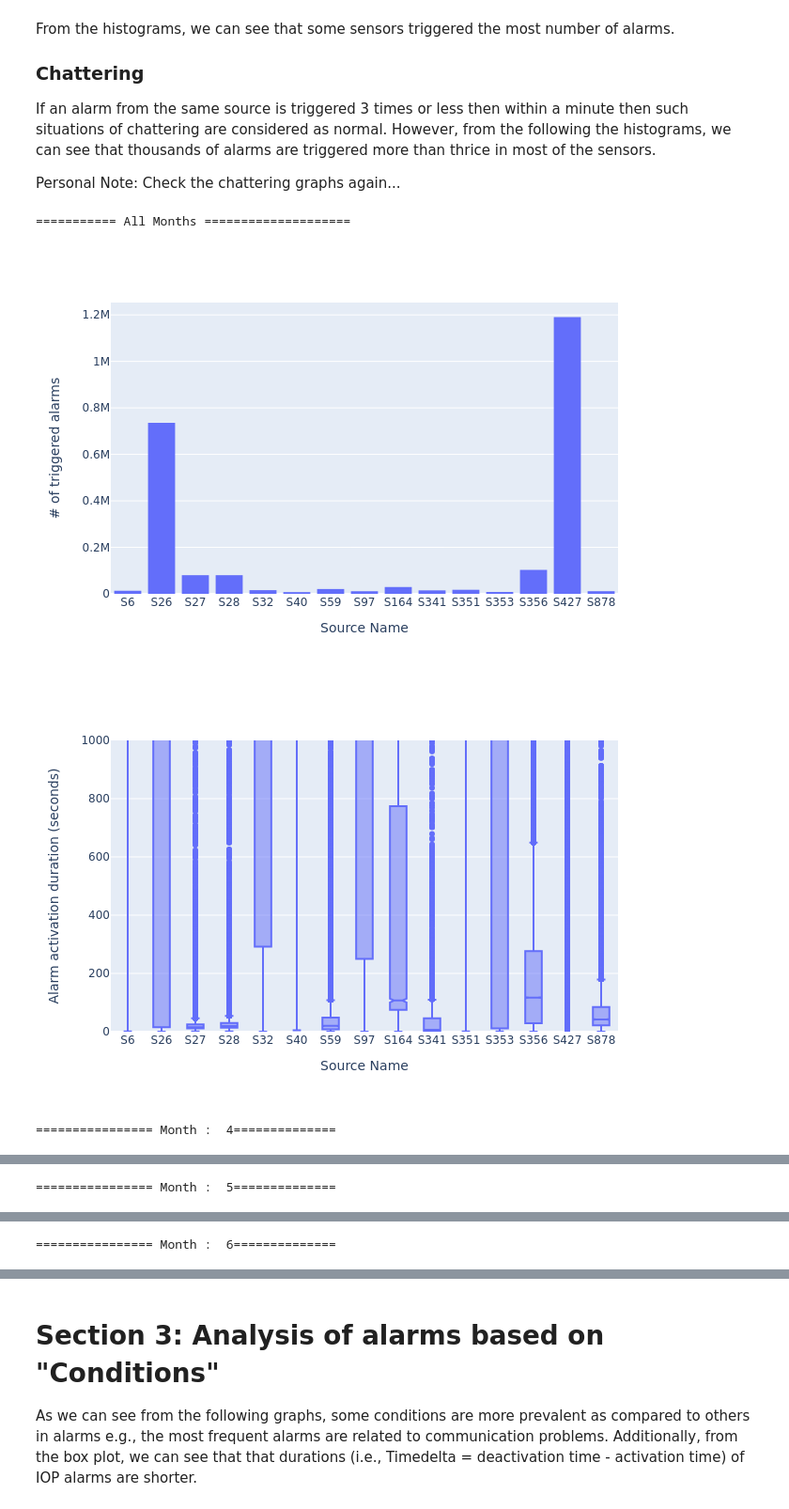
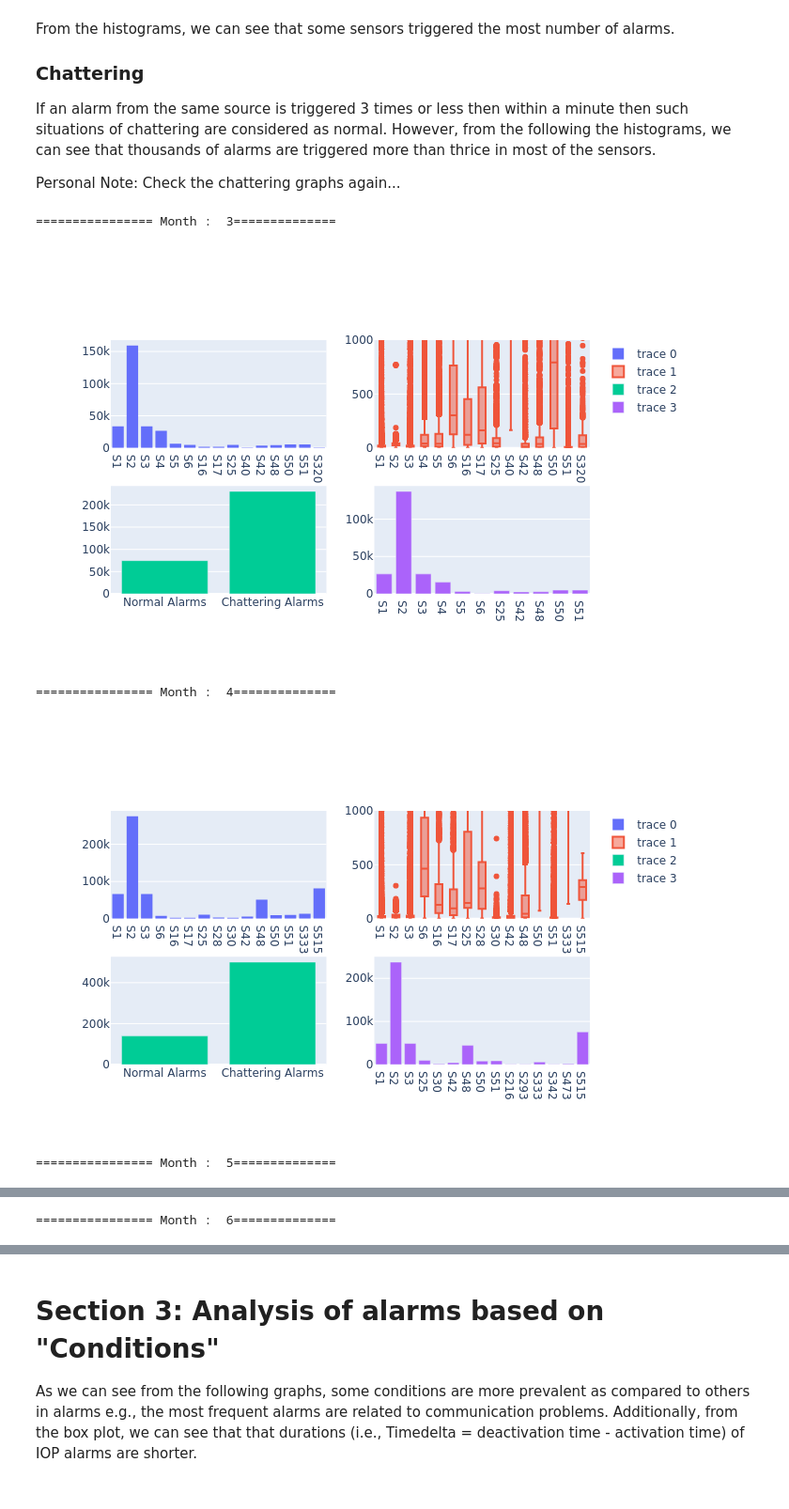
Before and after one commit to warisgill/tupras-analysis, a Jupyter notebook: new-alarm/main-analysis.ipynb, the cells around one changed output, grey strips where cells are left out. Shown at 94% size. Cells and saved outputs as stored; diff of their text form; code cells hidden in the pictures.

Commit message:
main-analysis update

```diff
--- a/new-alarm/main-analysis.ipynb
+++ b/new-alarm/main-analysis.ipynb
@@ -16,7 +16,7 @@ Renderers configuration
 # %% [markdown]
 ### Enter Input Variables to the script
 # %%
-input_fname = "formatted-pre-2-months3.csv"
+input_fname = "formatted-pre-2-months4.csv"
 include_iops = True
 num_top_sensors = 15 # include the sensors top x sensors which trigger most alarms
 num_top_conditions = 10
@@ -129,56 +133,57 @@ If an alarm from the same source is triggered 3 times or less then within a minu
 
 Personal Note: Check the chattering graphs again...
 # %%
-# # All months data analysis of top sensors
-print("=========== All Months ====================")
-temp_s = df_csv['SourceName'].value_counts()
-df_of_top_x_sensors = df_csv.loc[df_csv['SourceName'].isin(temp_s.keys()[:num_top_sensors])]
+# # # All months data analysis of top sensors
+# print("=========== All Months ====================")
+# temp_s = df_csv['SourceName'].value_counts()
+# df_of_top_x_sensors = df_csv.loc[df_csv['SourceName'].isin(temp_s.keys()[:num_top_sensors])]
 
-fig = px.histogram(df_of_top_x_sensors, x = "SourceName")
-fig.update_xaxes(title_text='Source Name')
-fig.update_yaxes(title_text='# of triggered alarms')
-fig.show(renderer="png")
+# fig = px.histogram(df_of_top_x_sensors, x = "SourceName")
+# fig.update_xaxes(title_text='Source Name')
+# fig.update_yaxes(title_text='# of triggered alarms')
+# fig.show(renderer="png")
 
-# fig = px.histogram(df, x = "SourceName", color="Condition",  barmode='group')
-# fig.update_layout(title="Number of times a condition occured for a SourceName.")
-# fig.show()
+# # fig = px.histogram(df, x = "SourceName", color="Condition",  barmode='group')
+# # fig.update_layout(title="Number of times a condition occured for a SourceName.")
+# # fig.show()
 
-fig = px.box(df_of_top_x_sensors, x= "SourceName", y="TimeDelta",notched=True)
-fig.update_yaxes(range=[0, 1000], title_text='Alarm activation duration (seconds)')
-fig.update_xaxes(title_text='Source Name')
-fig.show(renderer="png")
+# fig = px.box(df_of_top_x_sensors, x= "SourceName", y="TimeDelta",notched=True)
+# fig.update_yaxes(range=[0, 1000], title_text='Alarm activation duration (seconds)')
+# fig.update_xaxes(title_text='Source Name')
+# fig.show(renderer="png")
 
 # Per Month data analysis of top alarms in each month
 for month in sorted(df_csv["Month"].unique()):
 
     print("================ Month :  {}==============".format(month))
     df_month = df_csv.loc[df_csv['Month'].isin([month])] # Selecting month DF
 
     # Chattering
     chatters,total_alarms_in_all_chatters = getChatteringAlarmsFromDataFrame(df_month)
     chatters = list(filter(lambda arg: arg[1]>chatter_filter, chatters)) # alarms which chattered more than chatter_filter
 
     # Top Sensors in the month based on alarms
     temp_s = df_month['SourceName'].value_counts()
     df_top = df_month.loc[df_month['SourceName'].isin(temp_s.keys()[:num_top_sensors])]
 
 
     # Graphs
     trace1 = go.Histogram(x=df_top["SourceName"])
     trace2 = go.Box(x=df_top["SourceName"], y=df_top["TimeDelta"])
     trace3 = go.Bar(x=["Normal Alarms", "Chattering Alarms"],y = [df_month.shape[0]-total_alarms_in_all_chatters ,total_alarms_in_all_chatters])
     trace4 = go.Bar(x=[t[0] for t in chatters], y=[t[2] for t in chatters])
 
     fig = make_subplots(rows=2, cols=2)
     fig.add_trace(trace1, row=1, col=1)
     fig.add_trace(trace2, row=1, col =2)
     fig.add_trace(trace3, row=2, col =1)
     fig.add_trace(trace4, row=2, col =2)
     fig.update_yaxes(row =1, col = 2, range = [0,1000])
     # fig.update_layout(height=600, width=1000)
     fig.show(renderer="png")
 # %% [output]
-=========== All Months ====================
+================ Month :  3==============
-[figure, old version]
+[figure, new version]
+================ Month :  4==============
-[figure, old version]
+[figure, new version]
-================ Month :  4==============
+================ Month :  5==============
@@ -186 +191 @@ for month in sorted(df_csv["Month"].unique()):
-================ Month :  5==============
+================ Month :  6==============
@@ -188 +192,0 @@ for month in sorted(df_csv["Month"].unique()):
-================ Month :  6==============
```
Also changed, not shown: parts of 7 cells of this notebook, 3 other files.
